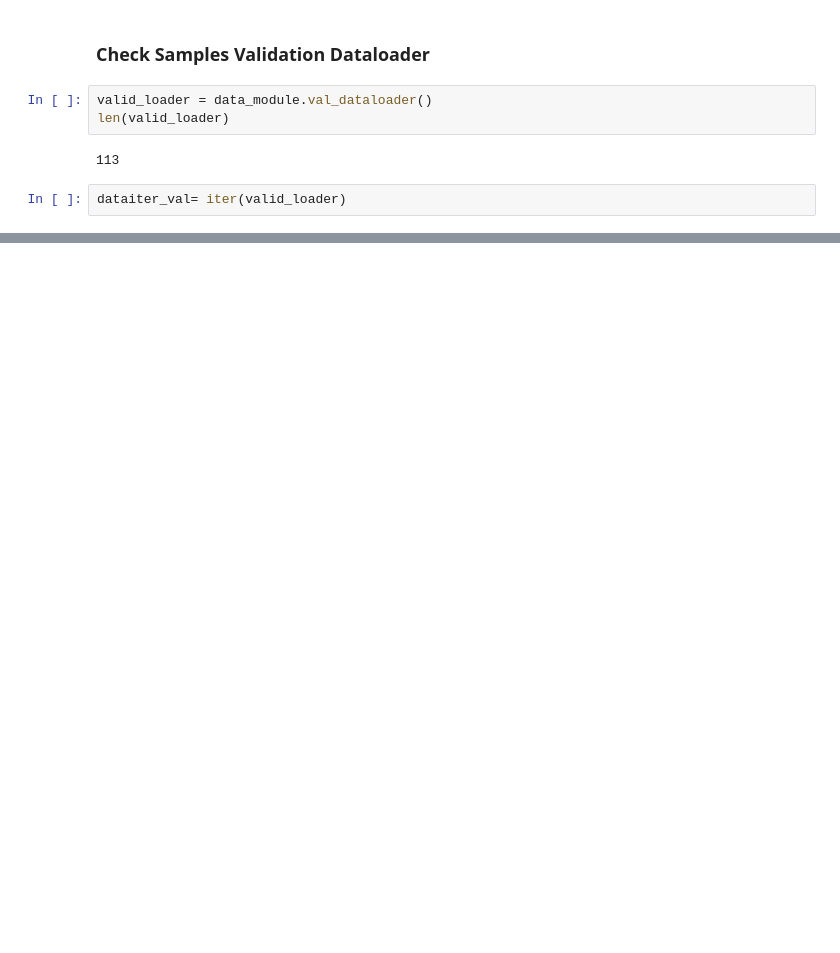
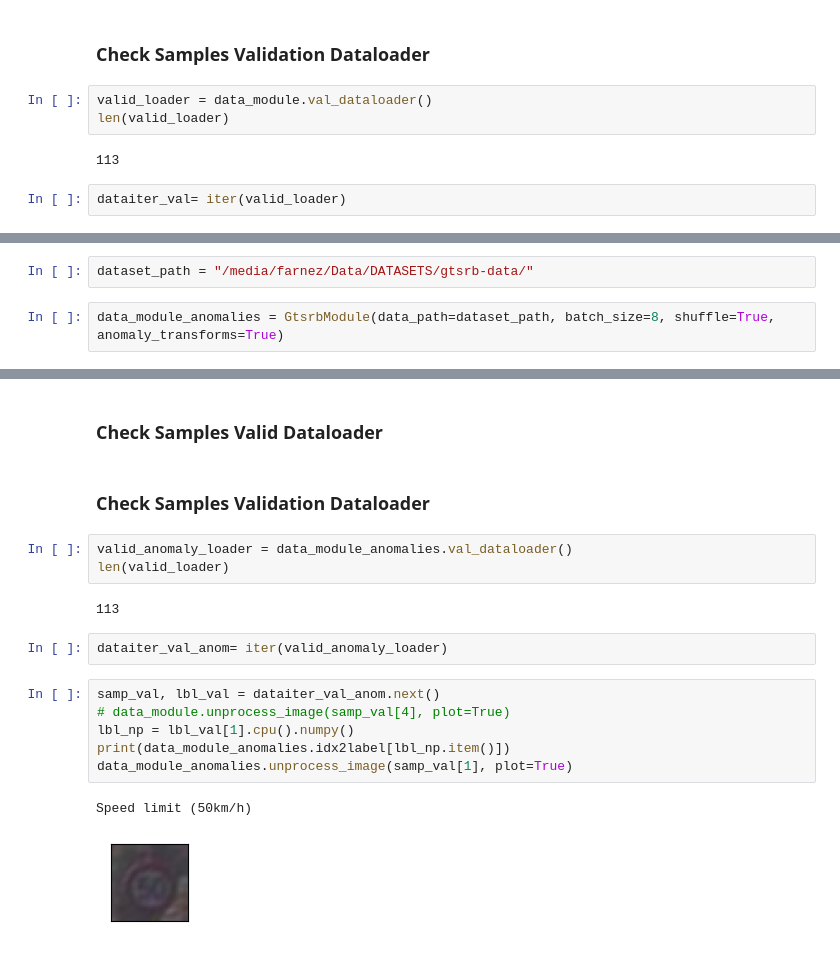
Before and after one commit to danielm322/gtsrb_classifier, a Jupyter notebook: NB_UT_GTRSB_dataset.ipynb, the cells around one changed output, grey strips where cells are left out. Drawn from its saved outputs; the diff is of its cells as text; blank space fills up the shorter version.

Commit message:
Add dataset anomalies support: anomalies: motion blur, random sun flare, random snow

```diff
--- a/NB_UT_GTRSB_dataset.ipynb
+++ b/NB_UT_GTRSB_dataset.ipynb
@@ -268,0 +272,4 @@ No passing
+# %%
+dataset_path = "/media/farnez/Data/DATASETS/gtsrb-data/"
+# %%
+data_module_anomalies = GtsrbModule(data_path=dataset_path, batch_size=8, shuffle=True, anomaly_transforms=True)
@@ -268,0 +292,20 @@ No passing
+# %% [markdown]
+### Check Samples Valid Dataloader
+# %% [markdown]
+### Check Samples Validation Dataloader
+# %%
+valid_anomaly_loader = data_module_anomalies.val_dataloader()
+len(valid_loader)
+# %% [output]
+113
+# %%
+dataiter_val_anom= iter(valid_anomaly_loader)
+# %%
+samp_val, lbl_val = dataiter_val_anom.next()
+# data_module.unprocess_image(samp_val[4], plot=True)
+lbl_np = lbl_val[1].cpu().numpy()
+print(data_module_anomalies.idx2label[lbl_np.item()])
+data_module_anomalies.unprocess_image(samp_val[1], plot=True)
+# %% [output]
+Speed limit (50km/h)
+[figure, added]
```
Also changed, not shown: parts of 6 cells of this notebook, 3 other files.
